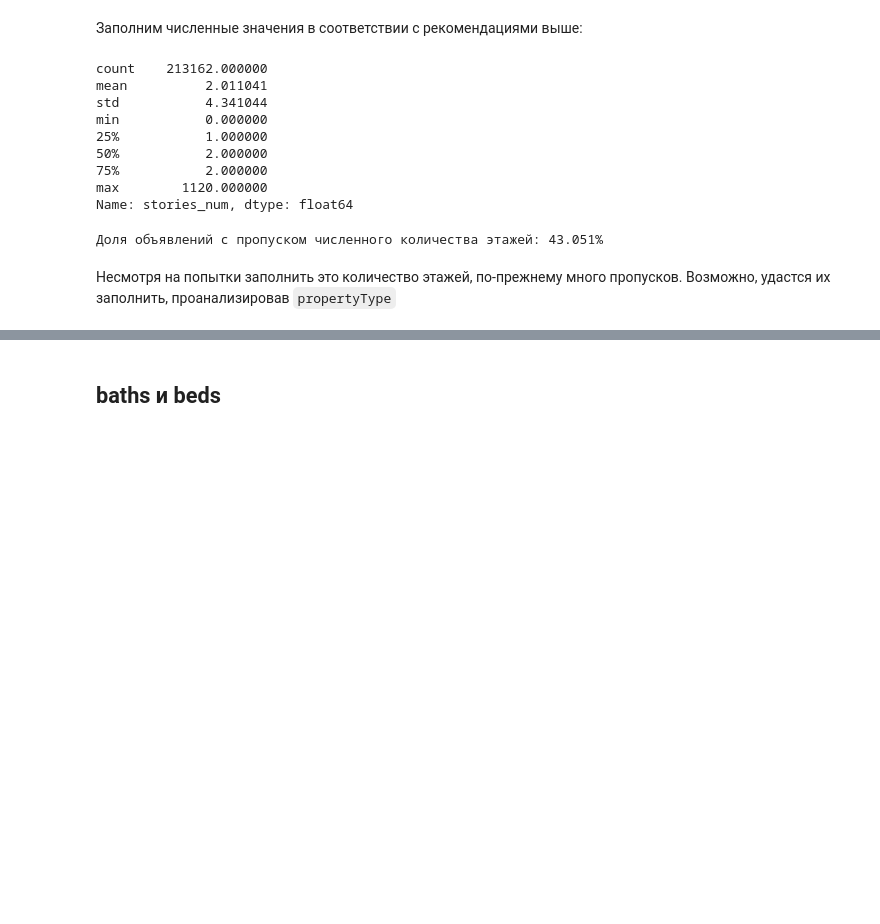
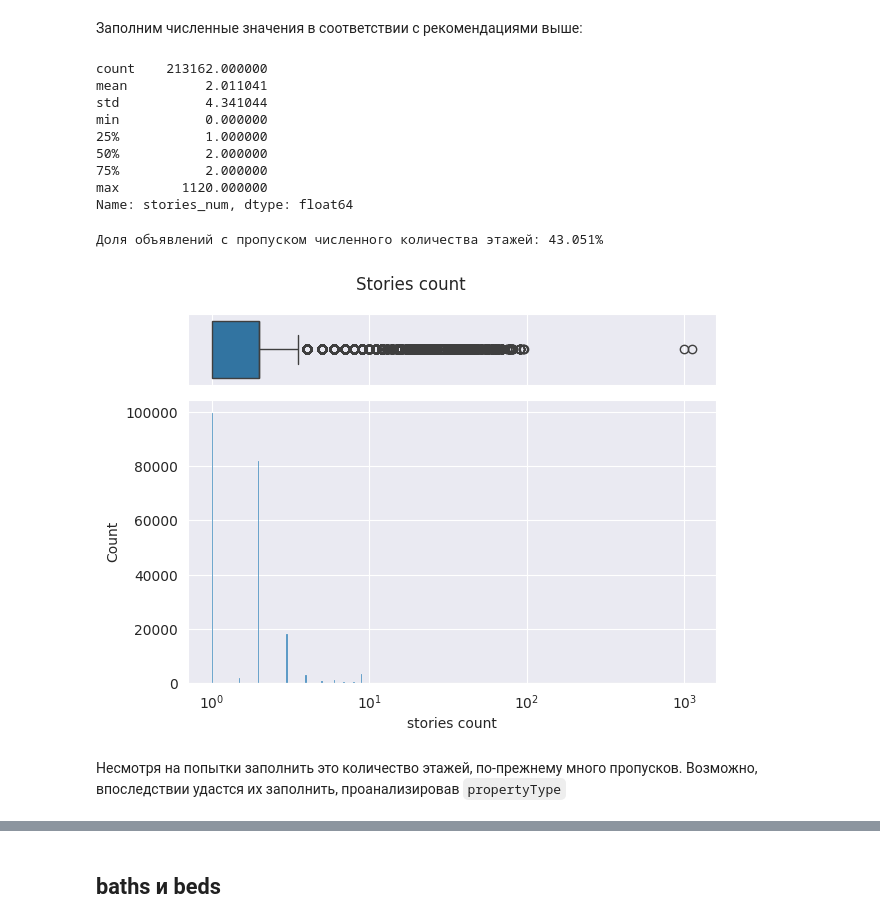
Before and after one commit to mvulf/housing_cost, a Jupyter notebook: notebooks/1.0-mv-data-understanding.ipynb, the cells around one changed output, grey strips where cells are left out. Drawn from its saved outputs; the diff is of its cells as text; code cells hidden in the pictures; blank space fills up the shorter version.

```diff
--- a/notebooks/1.0-mv-data-understanding.ipynb
+++ b/notebooks/1.0-mv-data-understanding.ipynb
@@ -685,7 +685,15 @@ Stories contain "lot"
 # %% [markdown]
 Для начала, заменим на числовые значения. И проанализируем кейсы без чисел вообще
 # %%
-df['stories'] = build_features.replace_to_numbers(df['stories'])
+df['stories'] = build_features.replace(
+    df['stories'],
+    replace_map=(
+        ('ground', '1'),
+        ('one', '1'),
+        ('two', '2'),
+        ('three', '3'),
+    )
+)
 # Get stories sorted by count of appearance
 no_num_stories = df[
     ~df['stories'].str.contains(r'[0-9]+', na=False)
@@ -750,21 +758,30 @@ Name: count, dtype: int64
 # %%
 df = build_features.get_df_with_numerical_story(df)
 display(df['stories_num'].describe())
 print(
     'Доля объявлений с пропуском численного количества этажей:',
     utils.get_percentage(df['stories_num'].isna().sum(), df.shape[0])
 )
+
+visualize.plot_box_hist_plot(
+    df,
+    'stories_num',
+    numeric_label='stories count',
+    log_scale=True,
+    title='Stories count',
+);
 # %% [output]
 count    213162.000000
 mean          2.011041
 std           4.341044
 min           0.000000
 25%           1.000000
 50%           2.000000
 75%           2.000000
 max        1120.000000
 Name: stories_num, dtype: float64
 Доля объявлений с пропуском численного количества этажей: 43.051%
+[figure, added]
 # %% [markdown]
 Несмотря на попытки заполнить это количество этажей, по-прежнему много пропусков.
-Возможно, удастся их заполнить, проанализировав `propertyType`
+Возможно, впоследствии удастся их заполнить, проанализировав `propertyType`
```
Also changed, not shown: parts of 14 cells of this notebook, 1 other file.
